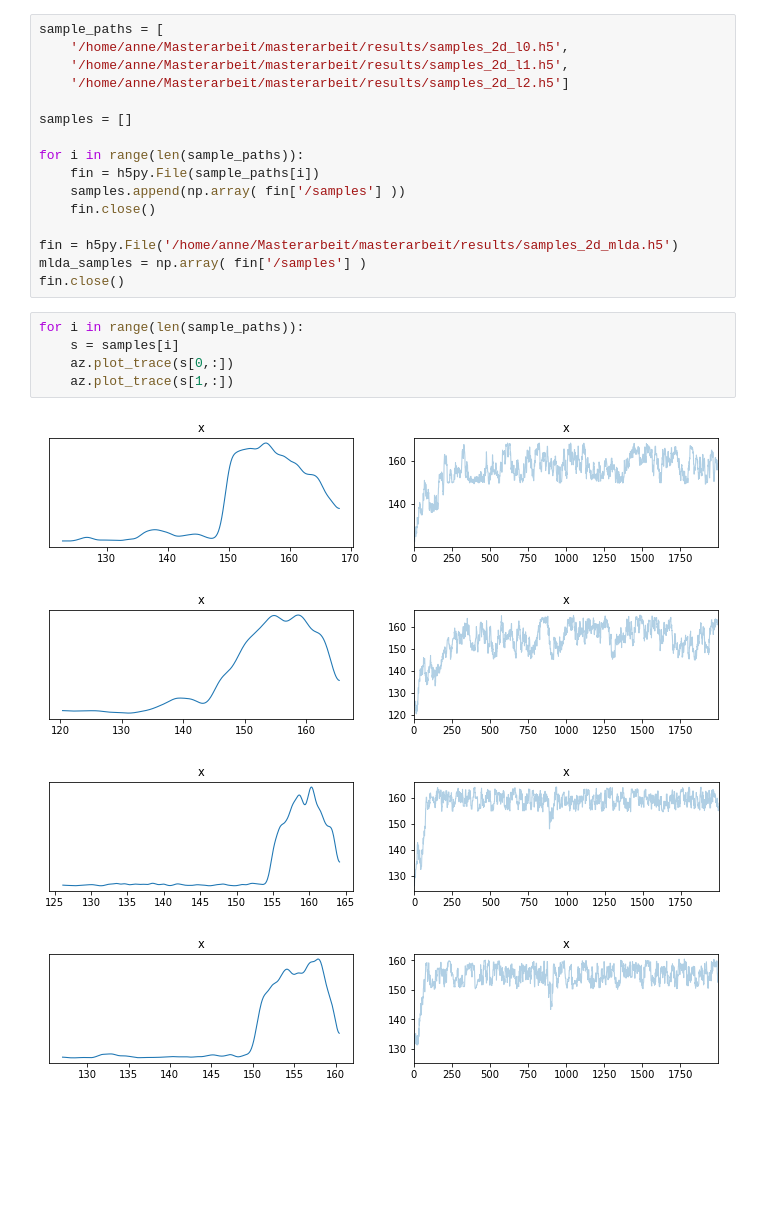
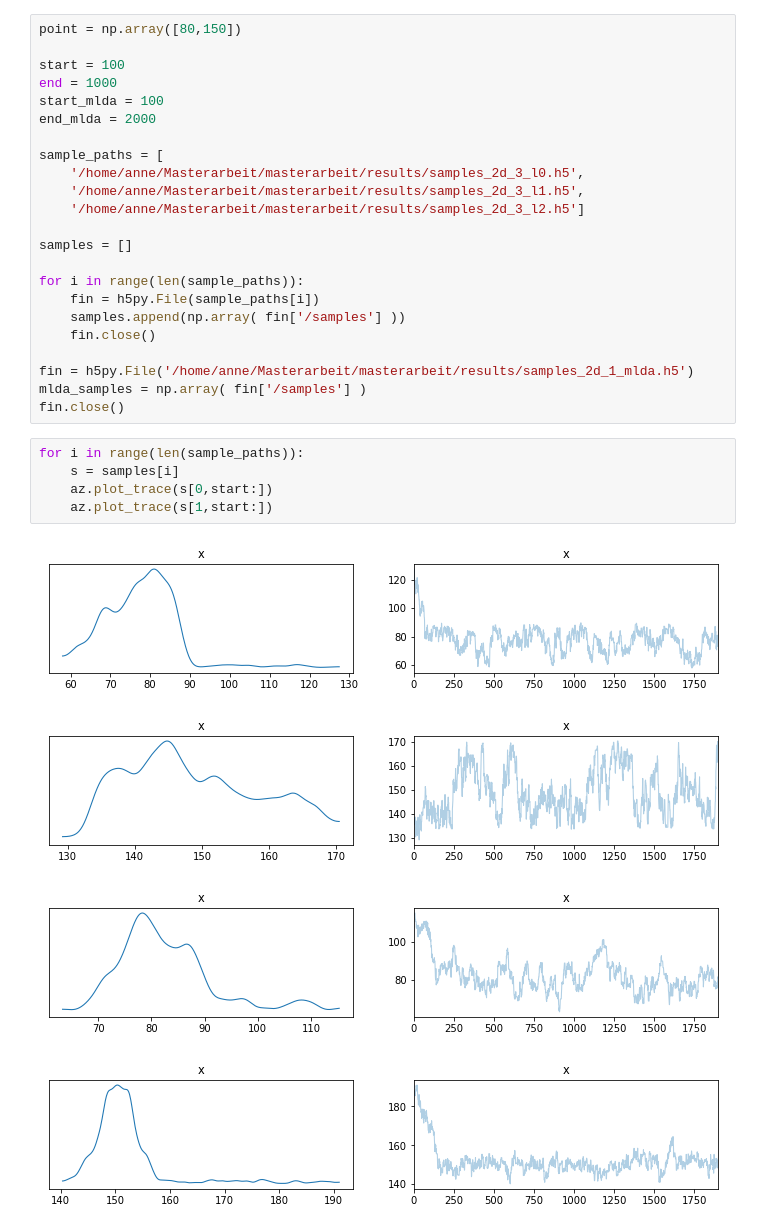
Before and after one commit to annegretW/Masterarbeit_EEG_Uncertainties, a Jupyter notebook: masterarbeit/2d/plot.ipynb, the cells around one changed output. Cells and saved outputs as stored; diff of their text form; blank space fills up the shorter version.

Commit message:
Plots

```diff
--- a/masterarbeit/2d/plot.ipynb
+++ b/masterarbeit/2d/plot.ipynb
@@ -7,8 +9,15 @@ import matplotlib.patches as pt
 # %%
+point = np.array([80,150])
+
+start = 100
+end = 1000
+start_mlda = 100
+end_mlda = 2000
+
 sample_paths = [
-    '/home/anne/Masterarbeit/masterarbeit/results/samples_2d_l0.h5',
-    '/home/anne/Masterarbeit/masterarbeit/results/samples_2d_l1.h5',
-    '/home/anne/Masterarbeit/masterarbeit/results/samples_2d_l2.h5']
+    '/home/anne/Masterarbeit/masterarbeit/results/samples_2d_3_l0.h5',
+    '/home/anne/Masterarbeit/masterarbeit/results/samples_2d_3_l1.h5',
+    '/home/anne/Masterarbeit/masterarbeit/results/samples_2d_3_l2.h5']
 
 samples = []
 
@@ -17,16 +26,16 @@ for i in range(len(sample_paths)):
     samples.append(np.array( fin['/samples'] ))
     fin.close()
 
-fin = h5py.File('/home/anne/Masterarbeit/masterarbeit/results/samples_2d_mlda.h5')
+fin = h5py.File('/home/anne/Masterarbeit/masterarbeit/results/samples_2d_1_mlda.h5')
 mlda_samples = np.array( fin['/samples'] )
 fin.close()
 # %%
 for i in range(len(sample_paths)):
     s = samples[i]
-    az.plot_trace(s[0,:])
-    az.plot_trace(s[1,:])
+    az.plot_trace(s[0,start:])
+    az.plot_trace(s[1,start:])
 # %% [output]
-[figure, old version]
+[figure, new version]
-[figure, old version]
+[figure, new version]
-[figure, old version]
+[figure, new version]
-[figure, old version]
+[figure, new version]
```
Also changed, not shown: parts of 10 cells of this notebook, 1 other file.
